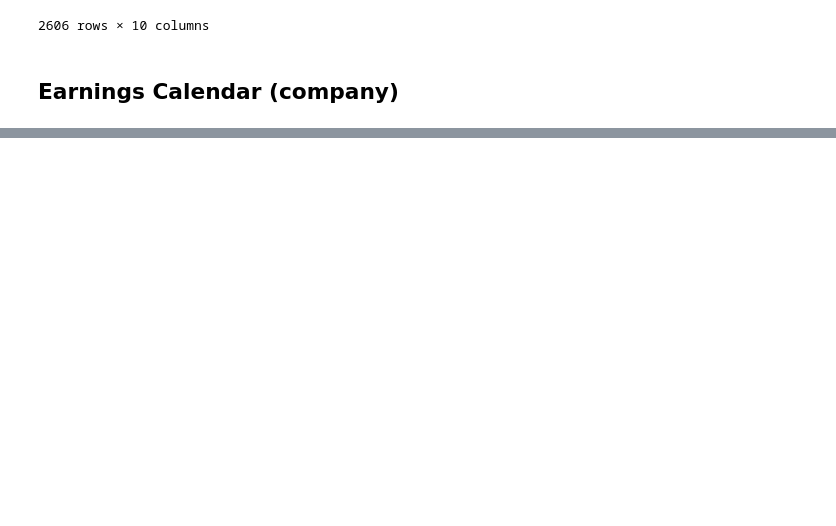
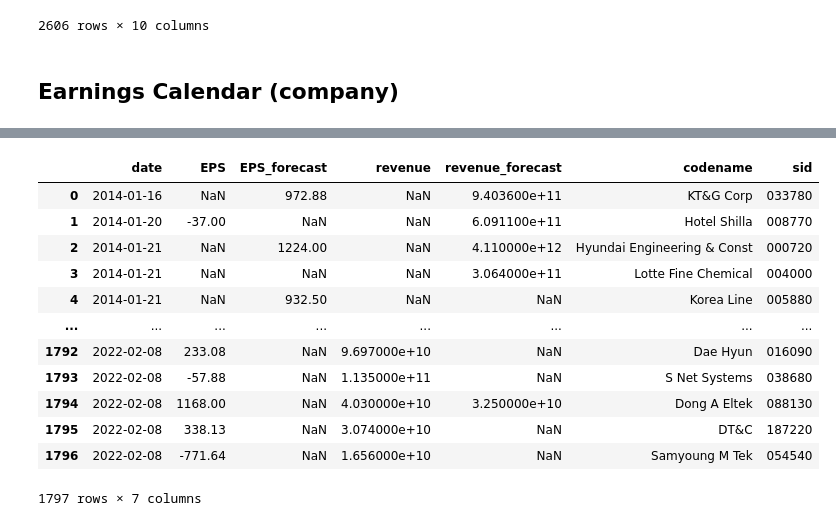
Before and after one commit to jaepil-choi/korquanttools, a Jupyter notebook: notebooks/get_economiccalendar.ipynb, the cells around one changed output, grey strips where cells are left out. Saved outputs shown, nothing was run; the diff lists cells and outputs as text; code cells hidden in the pictures; blank space fills up the shorter version.

```diff
--- a/notebooks/get_economiccalendar.ipynb
+++ b/notebooks/get_economiccalendar.ipynb
@@ -245,0 +257,16 @@ earnings_calendar_df.to_pickle(f'earnings_calendar_20140101-20220530.pickle')
+# %%
+earnings_calendar_df
+# %% [output]
+|  | date | EPS | EPS_forecast | revenue | revenue_forecast | codename | sid |
+| 0 | 2014-01-16 | NaN | 972.88 | NaN | 9.403600e+11 | KT&G Corp | 033780 |
+| 1 | 2014-01-20 | -37.00 | NaN | NaN | 6.091100e+11 | Hotel Shilla | 008770 |
+| 2 | 2014-01-21 | NaN | 1224.00 | NaN | 4.110000e+12 | Hyundai Engineering & Const | 000720 |
+| 3 | 2014-01-21 | NaN | NaN | NaN | 3.064000e+11 | Lotte Fine Chemical | 004000 |
+| 4 | 2014-01-21 | NaN | 932.50 | NaN | NaN | Korea Line | 005880 |
+| ... | ... | ... | ... | ... | ... | ... | ... |
+| 1792 | 2022-02-08 | 233.08 | NaN | 9.697000e+10 | NaN | Dae Hyun | 016090 |
+| 1793 | 2022-02-08 | -57.88 | NaN | 1.135000e+11 | NaN | S Net Systems | 038680 |
+| 1794 | 2022-02-08 | 1168.00 | NaN | 4.030000e+10 | 3.250000e+10 | Dong A Eltek | 088130 |
+| 1795 | 2022-02-08 | 338.13 | NaN | 3.074000e+10 | NaN | DT&C | 187220 |
+| 1796 | 2022-02-08 | -771.64 | NaN | 1.656000e+10 | NaN | Samyoung M Tek | 054540 |
+1797 rows × 7 columns
```
Also changed, not shown: parts of 20 cells of this notebook.
